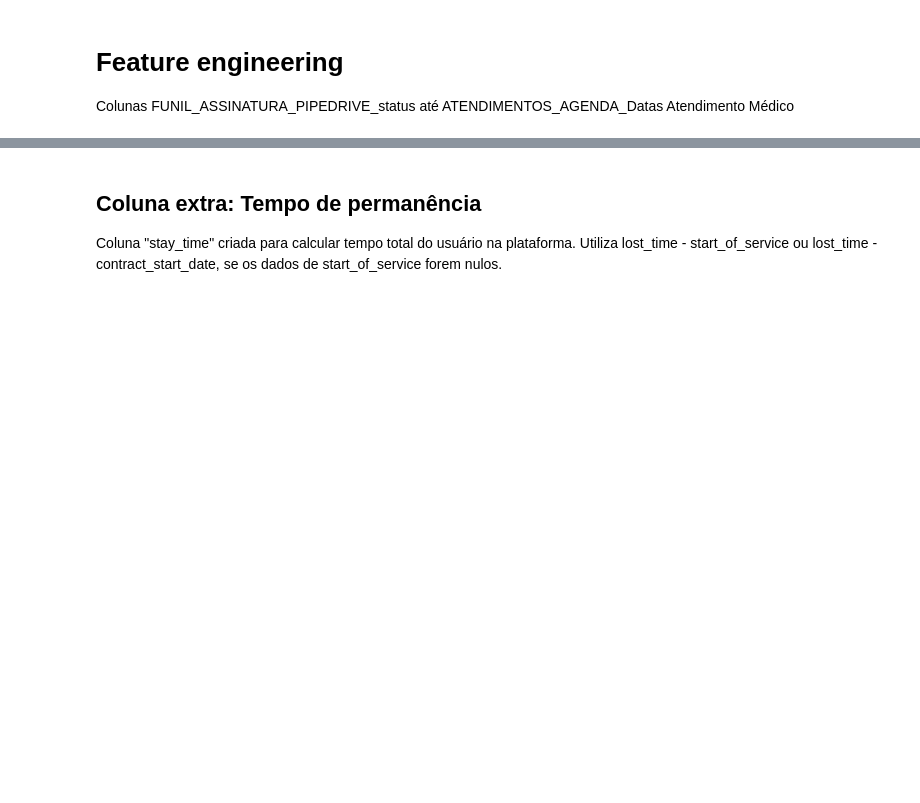
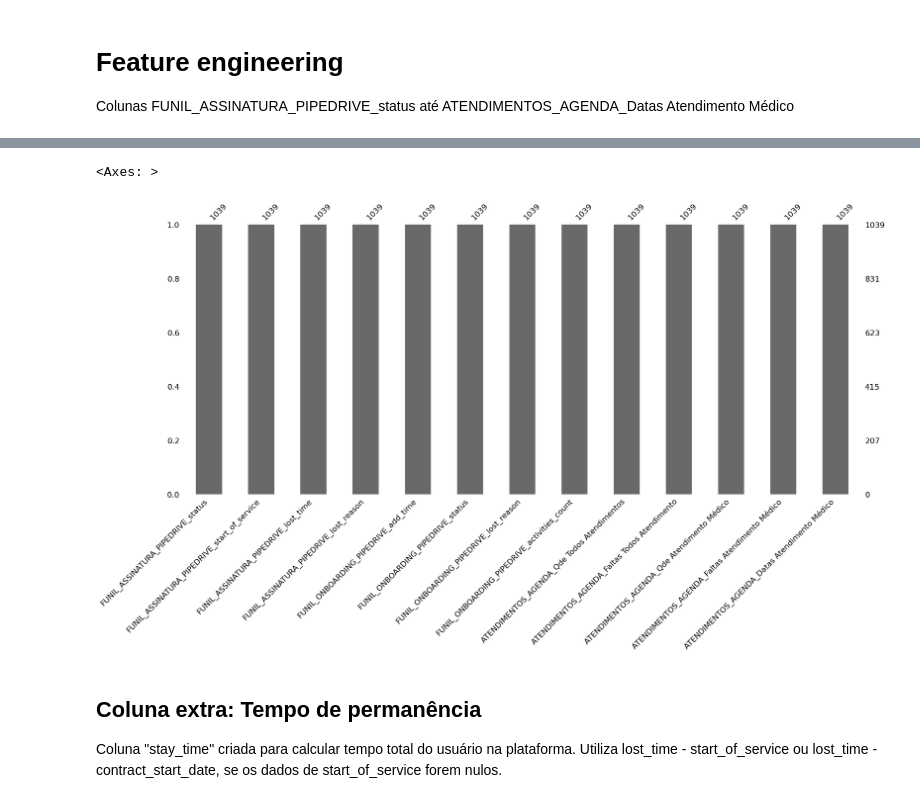
Before and after one commit to alessitomas/streamlit-deploy, a Jupyter notebook: src/notebooks/feauture engineering/02_feature_engineering.ipynb, the cells around one changed output, grey strips where cells are left out. Cells and saved outputs as stored; diff of their text form; code cells hidden in the pictures; blank space fills up the shorter version.

```diff
--- a/src/notebooks/feauture engineering/02_feature_engineering.ipynb
+++ b/src/notebooks/feauture engineering/02_feature_engineering.ipynb
@@ -9,3 +20,8 @@ data = pd.read_csv("../data/data-preprocessed.csv")
+# %%
+msno.bar(data.iloc[:,13:26])
+# %% [output]
+<Axes: >
+[figure, added]
 # %% [markdown]
 ## Coluna extra: Tempo de permanência
 
```
Also changed, not shown: parts of 23 cells of this notebook, 1 other file.
